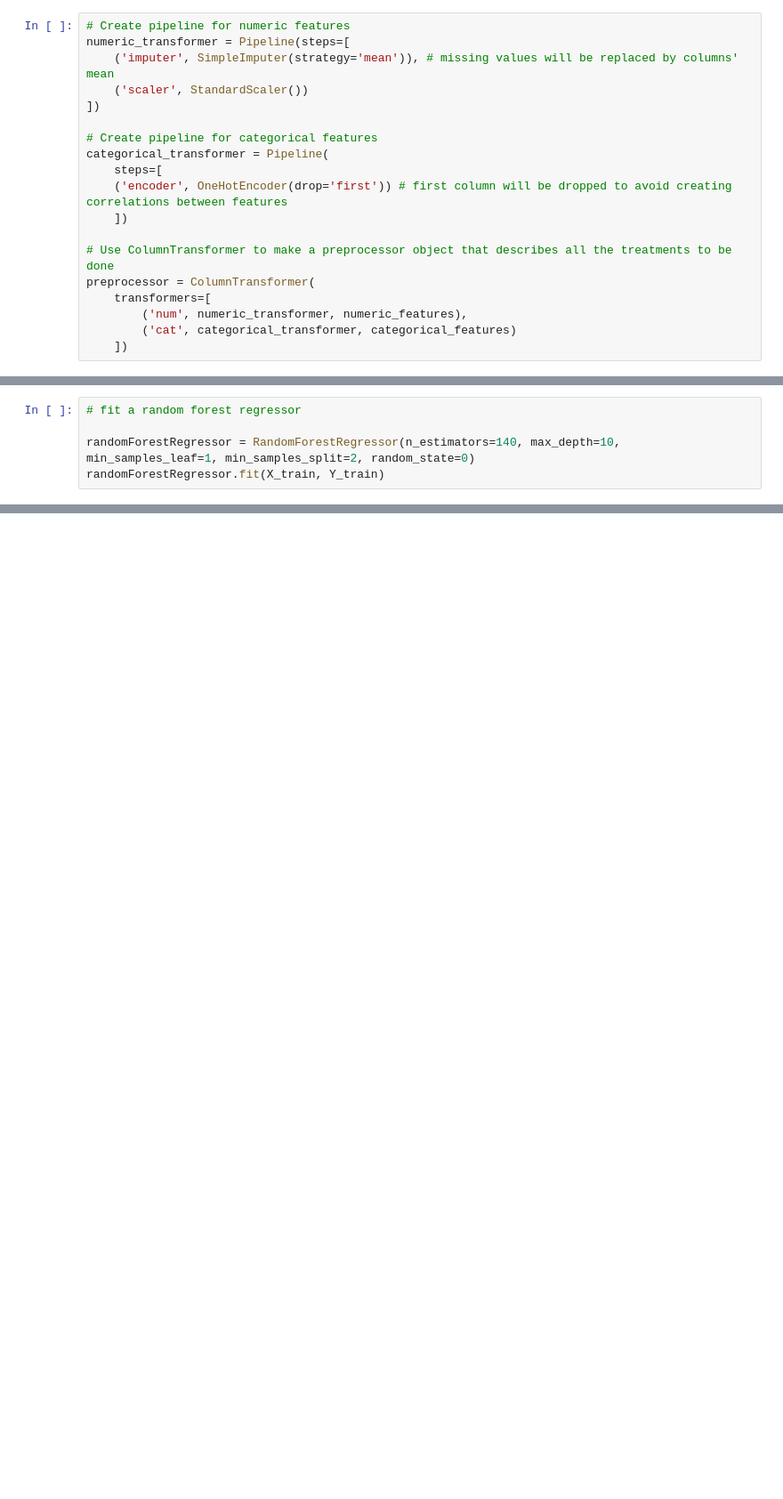
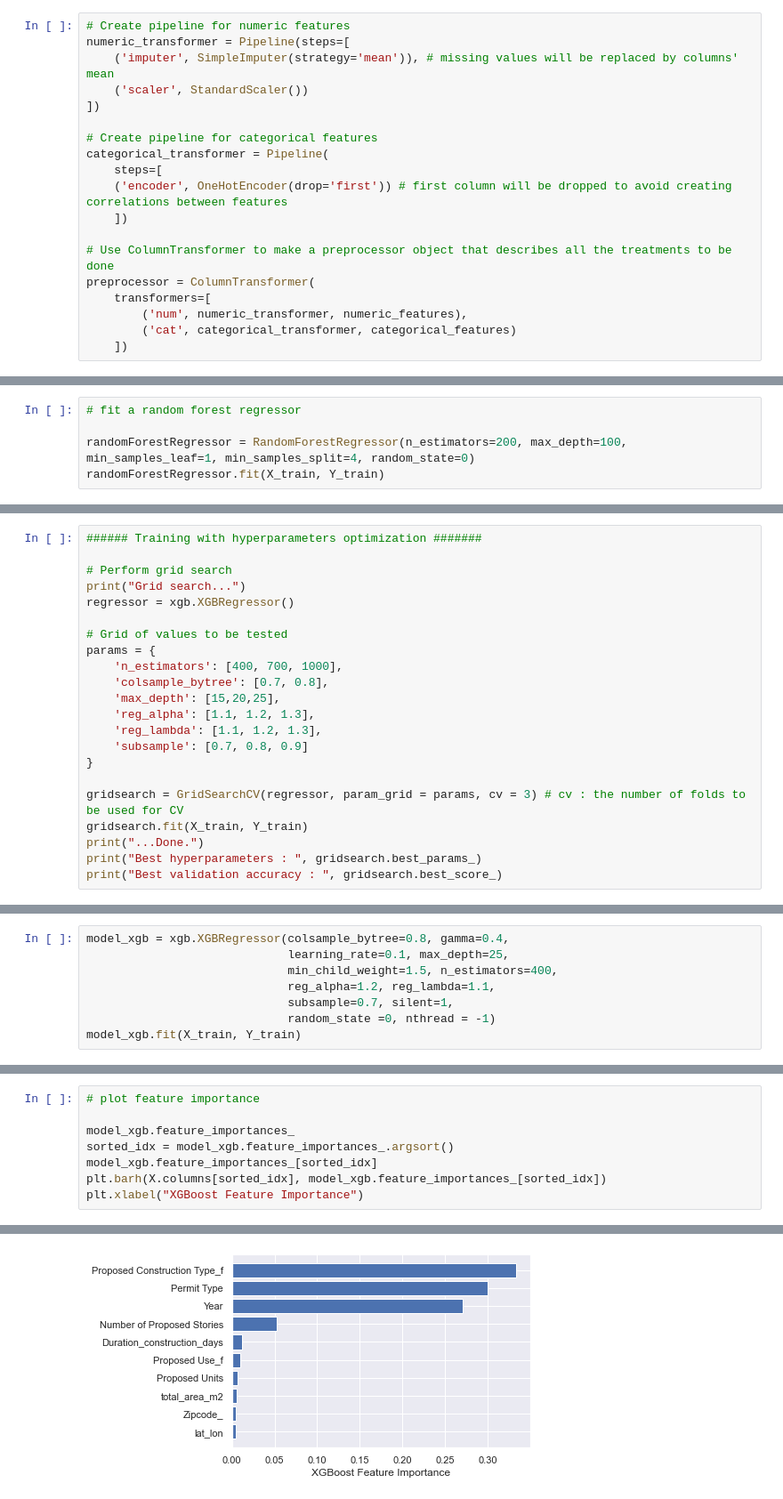
Before and after one commit to LHB-Group/Civil-Work-Bidding-And-Investment-Helper, a Jupyter notebook: NoteBooks/feature_selection.ipynb, the cells around one changed output, grey strips where cells are left out. Shown at 89% size. Drawn from its saved outputs; the diff is of its cells as text; blank space fills up the shorter version.

Commit message:
final model and preprocessor added to the app

```diff
--- a/NoteBooks/feature_selection.ipynb
+++ b/NoteBooks/feature_selection.ipynb
@@ -229,6 +361,6 @@ Predictions on test set...
 # %%
 # fit a random forest regressor
 
-randomForestRegressor = RandomForestRegressor(n_estimators=140, max_depth=10, min_samples_leaf=1, min_samples_split=2, random_state=0)
+randomForestRegressor = RandomForestRegressor(n_estimators=200, max_depth=100, min_samples_leaf=1, min_samples_split=4, random_state=0)
 randomForestRegressor.fit(X_train, Y_train)
 # %% [output]
@@ -287,0 +421,22 @@ plt.show()
+# %%
+###### Training with hyperparameters optimization #######
+
+# Perform grid search
+print("Grid search...")
+regressor = xgb.XGBRegressor()
+
+# Grid of values to be tested
+params = {
+    'n_estimators': [400, 700, 1000],
+    'colsample_bytree': [0.7, 0.8],
+    'max_depth': [15,20,25],
+    'reg_alpha': [1.1, 1.2, 1.3],
+    'reg_lambda': [1.1, 1.2, 1.3],
+    'subsample': [0.7, 0.8, 0.9]
+}
+
+gridsearch = GridSearchCV(regressor, param_grid = params, cv = 3) # cv : the number of folds to be used for CV
+gridsearch.fit(X_train, Y_train)
+print("...Done.")
+print("Best hyperparameters : ", gridsearch.best_params_)
+print("Best validation accuracy : ", gridsearch.best_score_)
@@ -287,0 +454,8 @@ plt.show()
+# %%
+model_xgb = xgb.XGBRegressor(colsample_bytree=0.8, gamma=0.4,
+                             learning_rate=0.1, max_depth=25,
+                             min_child_weight=1.5, n_estimators=400,
+                             reg_alpha=1.2, reg_lambda=1.1,
+                             subsample=0.7, silent=1,
+                             random_state =0, nthread = -1)
+model_xgb.fit(X_train, Y_train)
@@ -287,0 +488,9 @@ plt.show()
+# %%
+# plot feature importance
+
+model_xgb.feature_importances_
+sorted_idx = model_xgb.feature_importances_.argsort()
+model_xgb.feature_importances_[sorted_idx]
+plt.barh(X.columns[sorted_idx], model_xgb.feature_importances_[sorted_idx])
+plt.xlabel("XGBoost Feature Importance")
+# %% [output]
@@ -287,0 +498 @@ plt.show()
+[figure, added]
```
Also changed, not shown: parts of 38 cells of this notebook, 4 other files.
